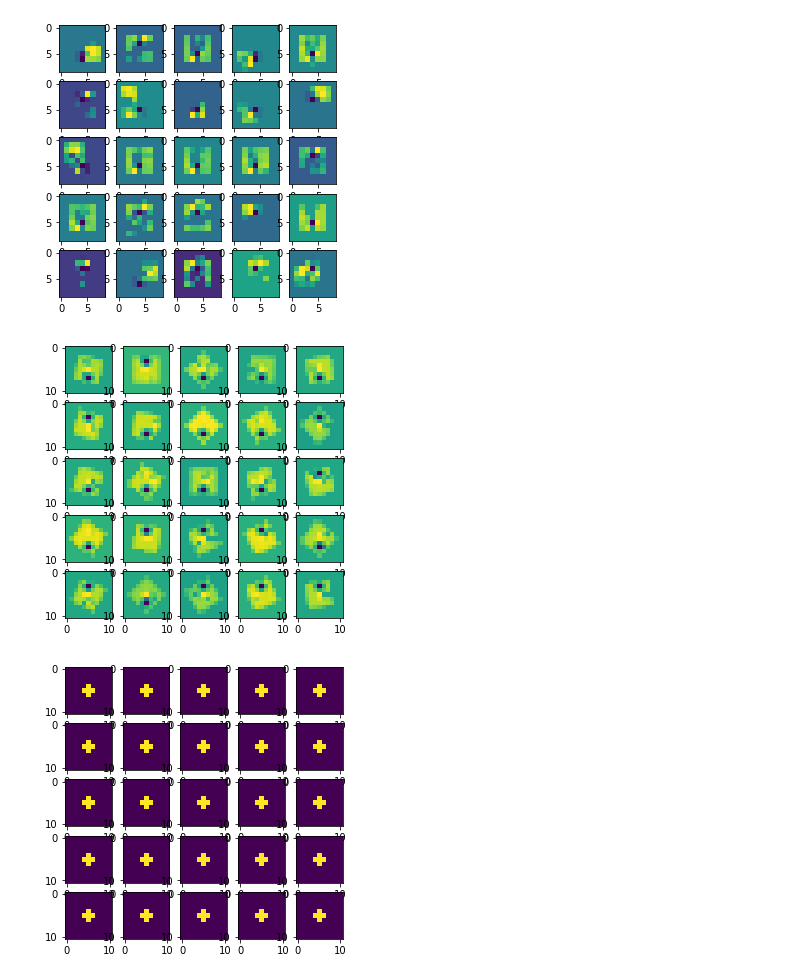
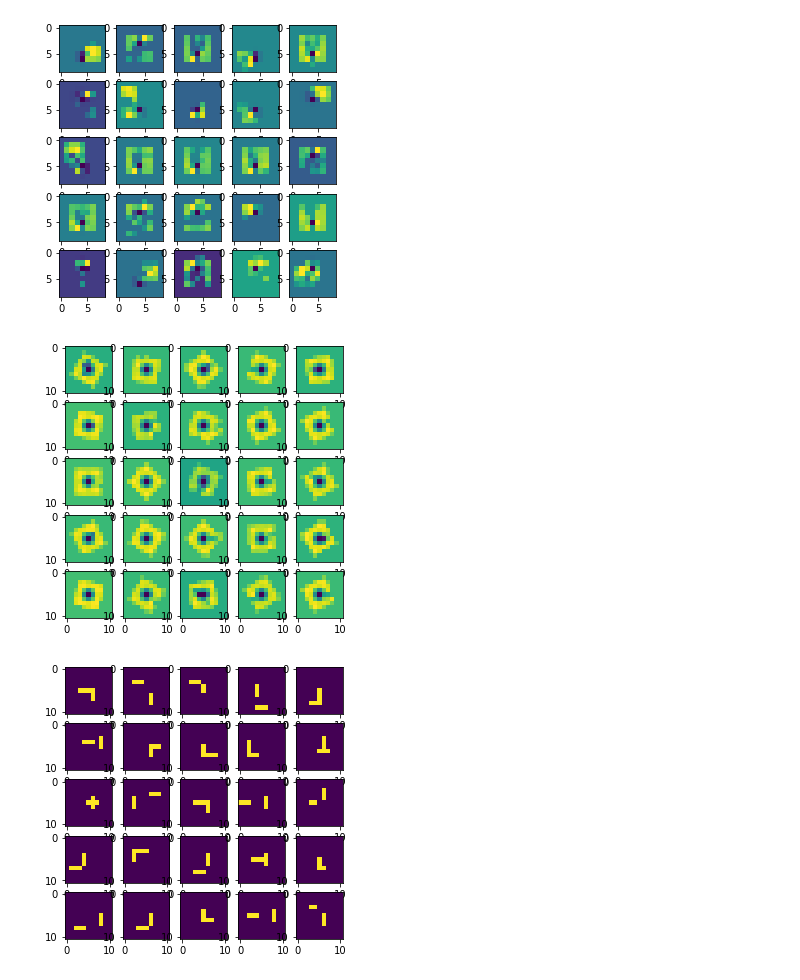
Before and after one commit to DragonMyth/DeformableManipulation, a Jupyter notebook: flex_trajectory_vis.ipynb, the cells around one changed output. Cells and saved outputs as stored; diff of their text form; code cells hidden in the pictures.

```diff
--- a/flex_trajectory_vis.ipynb
+++ b/flex_trajectory_vis.ipynb
@@ -181,8 +54,0 @@ plot_formatted_obserbvation_target(-1)
-# %%
-traj_data = joblib.load("data/trajs/granular_voxel_bar_two_goal.pkl")
-observations = traj_data["observations"]
-observations = np.array(observations)
-observations_split_scenes = observations
-
-plot_observation_with_bar(-1)
-plot_formatted_obserbvation_target(-1)
@@ -346,47 +129,33 @@ def plot_observation_with_bar(idx):
     fig,axs = plt.subplots(5,5,figsize=(5,5))
 
     fig_target,axs_target = plt.subplots(5,5,figsize=(5,5))
 
     for i in range(5):
         for j in range(5):
 #             center = obs[i*5+j,8:10]
 #             target_map ,_,_= np.histogram2d(np.array([center[0]]),np.array([center[1]]),bins=[64,64],range=[[-2,2],[-2,2]])
 #             print(target_map)
 #             print(center)
             ob = obs[i*5+j,12::]
             particleDensity = ob[0:int(ob.shape[0]/2)]
 #             barDensity = ob[int(ob.shape[0]/3):int(ob.shape[0]/3*2)]
 
             H = particleDensity.reshape((11,11))
 
             barDensity = ob[int(ob.shape[0]/2)::]
 
             bar = barDensity.reshape((11,11))
 #             H=H**3
 #             H=H**(0.2)
 #             axs_target[i,j].imshow(target_map)
 
 
             axs[i,j].imshow(H)
             axs_target[i,j].imshow(bar)
-#     return fig
-# def plot_goal_density_from_obs(idx):
-#     obs = observations_split_scenes[idx]
-# #     fig,axs = plt.subplots(2,2,figsize=(10,10))
-#     fig_target,axs_target = plt.subplots(5,5,figsize=(5,5))
 
-#     for i in range(5):
-#         for j in range(5):
-#             ob = obs[i*5+j,10::]
-#             print(ob.shape)
-#             goalDensity = ob[int(ob.shape[0]/3*2)::]
-#             particleDensity = ob[0:int(ob.shape[0]/3)]
-#             goal_map = goalDensity.reshape((9,9))
-#             H = particleDensity.reshape((9,9))
-#             axs_target[i,j].imshow((H+goal_map))
 
-plot_observation_with_bar(-1)
+plot_observation_with_bar(20)
 # plot_goal_density_from_obs(-1)
 # %% [output]
-[figure, old version]
+[figure, new version]
-[figure, old version]
+[figure, new version]
```
Also changed, not shown: parts of 7 cells of this notebook, 3 other files.
